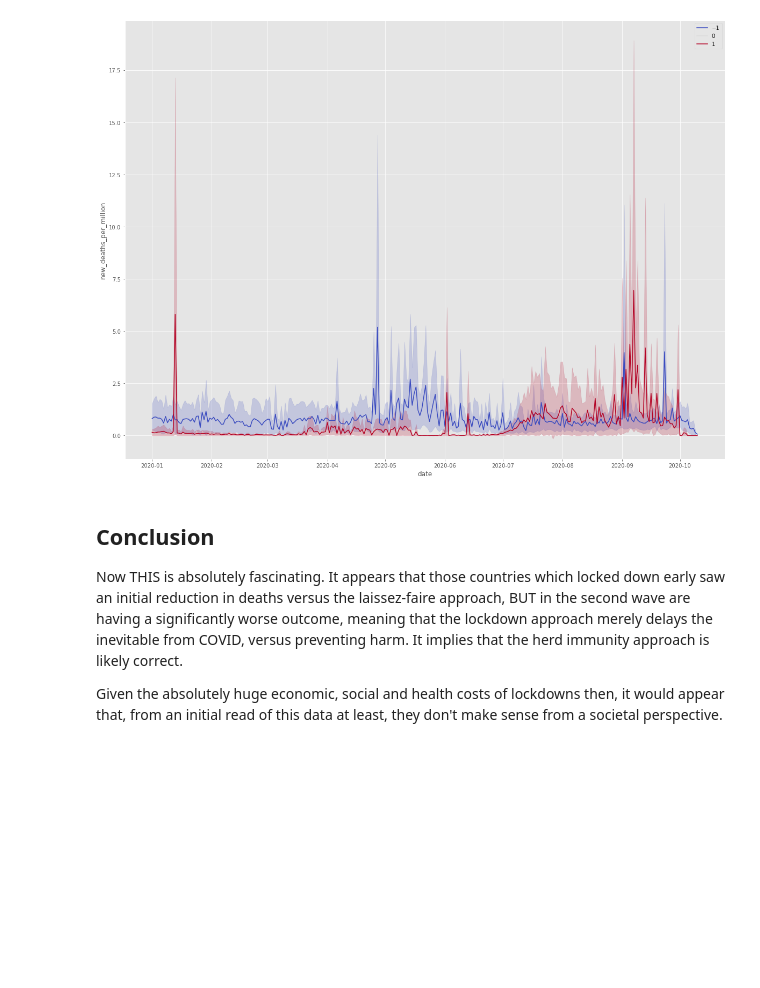
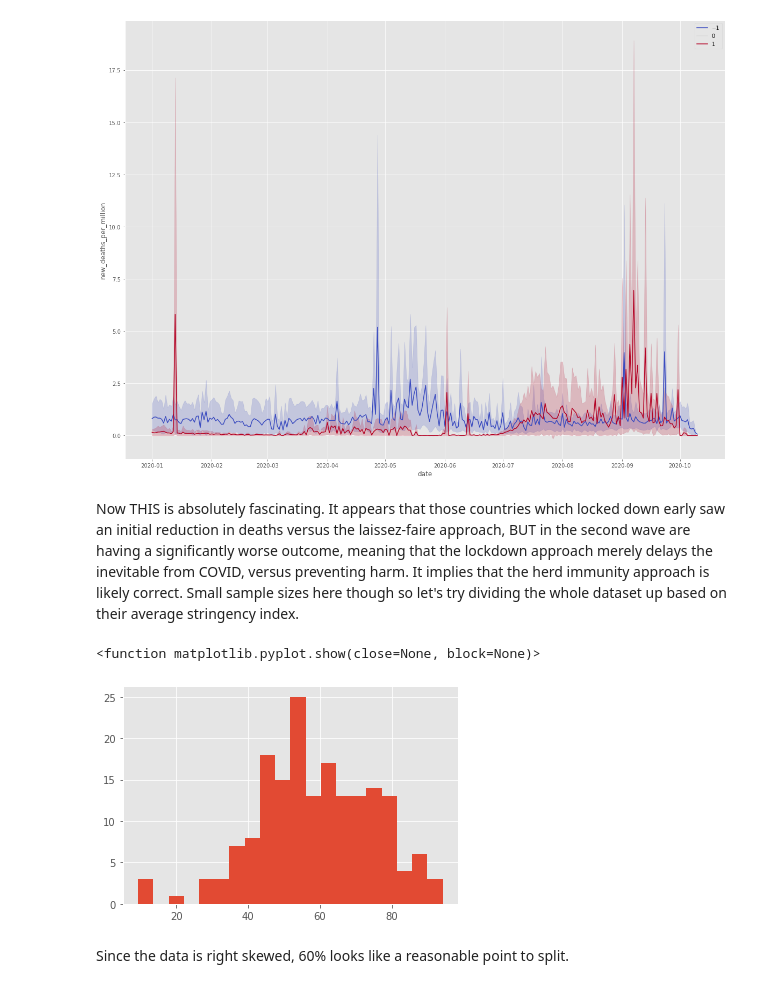
Before and after one commit to londonjevans/Springboard, a Jupyter notebook: COVID.ipynb, the cells around one changed output. Drawn from its saved outputs; the diff is of its cells as text; code cells hidden in the pictures; blank space fills up the shorter version.

```diff
--- a/COVID.ipynb
+++ b/COVID.ipynb
@@ -519,8 +520,12 @@ plt.show()
 # %% [output]
 [figure]
 # %% [markdown]
-## Conclusion
-
-Now THIS is absolutely fascinating.  It appears that those countries which locked down early saw an initial reduction in deaths versus the laissez-faire approach, BUT in the second wave are having a significantly worse outcome, meaning that the lockdown approach merely delays the inevitable from COVID, versus preventing harm. It implies that the herd immunity approach is likely correct.
-
-Given the absolutely huge economic, social and health costs of lockdowns then, it would appear that, from an initial read of this data at least, they don't make sense from a societal perspective.
+Now THIS is absolutely fascinating. It appears that those countries which locked down early saw an initial reduction in deaths versus the laissez-faire approach, BUT in the second wave are having a significantly worse outcome, meaning that the lockdown approach merely delays the inevitable from COVID, versus preventing harm. It implies that the herd immunity approach is likely correct. Small sample sizes here though so let's try dividing the whole dataset up based on their average stringency index.
+# %%
+df.groupby('iso_code').stringency_index.mean().hist(bins=20)
+plt.show
+# %% [output]
+<function matplotlib.pyplot.show(close=None, block=None)>
+[figure, added]
+# %% [markdown]
+Since the data is right skewed, 60% looks like a reasonable point to split.
```
Also changed, not shown: parts of 8 cells of this notebook.
